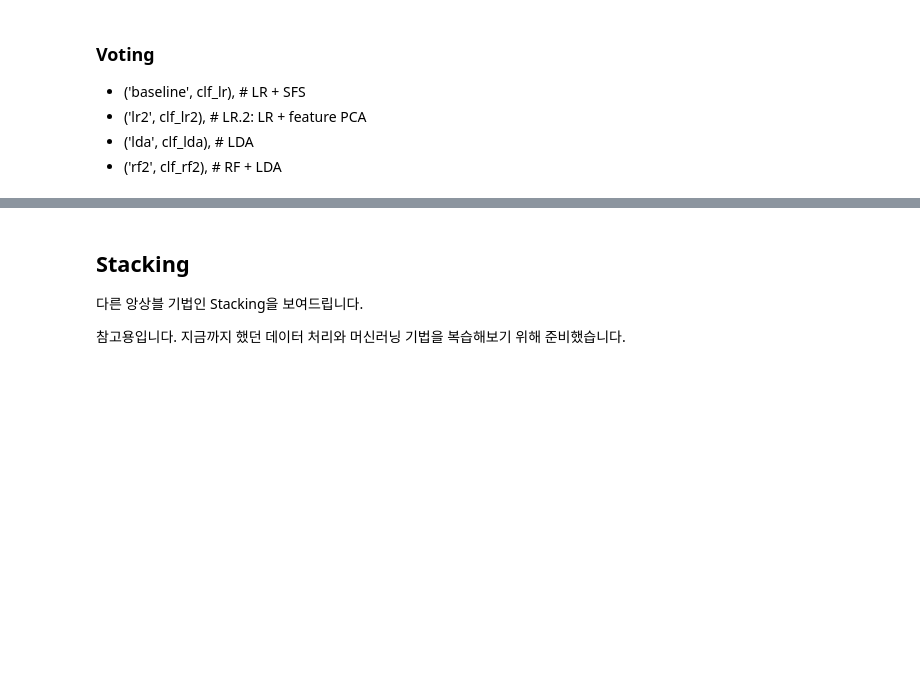
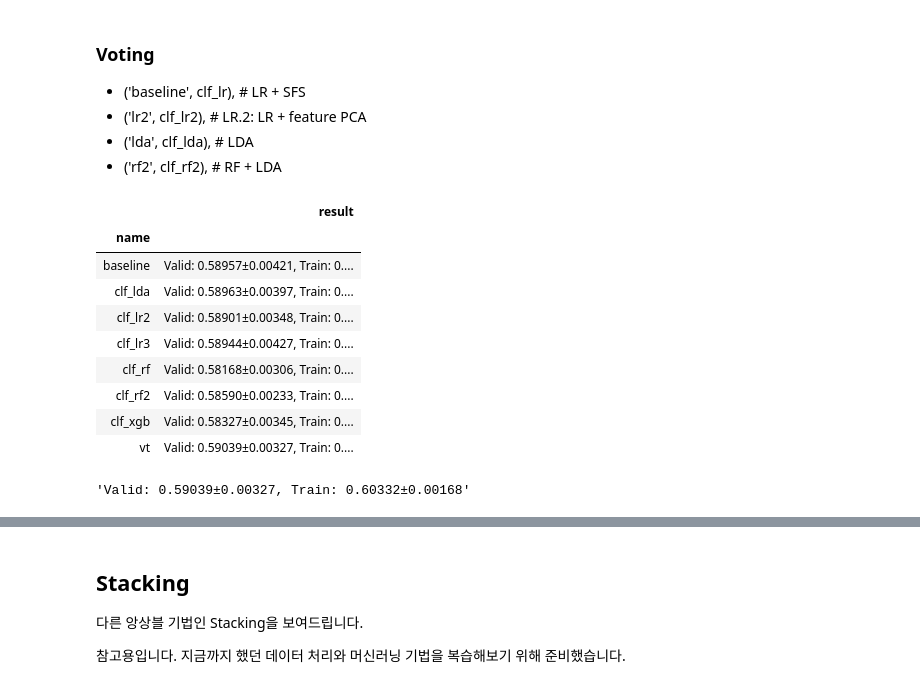
Before and after one commit to sunkusun9/DS_lv3_2511_1, a Jupyter notebook: sec_ds_lv3_prob1_kaggle.ipynb, the cells around one changed output, grey strips where cells are left out. Saved outputs shown, nothing was run; the diff lists cells and outputs as text; code cells hidden in the pictures; blank space fills up the shorter version.

```diff
--- a/sec_ds_lv3_prob1_kaggle.ipynb
+++ b/sec_ds_lv3_prob1_kaggle.ipynb
@@ -303,3 +297,13 @@ print('자가 채점', roc_auc_score(s_kaggle_ans, prd))
 자가 채점 0.5883911870503598
 # %% [markdown]
 ## Step4: 모델 개선을 해봅니다.
+# %%
+ct = ColumnTransformer([
+    ('std', StandardScaler(), ['loading', 'measurement_1', 'measurement_4', 'measurement_14', 'measurement_17']),
+    ('pt', 'passthrough', ['na_1'])
+])
+
+clf_lr = make_pipeline(
+    ct, LogisticRegression(solver = 'lbfgs', C = 0.025)
+)
+eval_model('baseline', clf_lr)
@@ -335,3 +539,24 @@ LDA + Baseline
 - ('lr2', clf_lr2), # LR.2: LR + feature PCA
 - ('lda', clf_lda), # LDA
 - ('rf2', clf_rf2), # RF + LDA
+# %%
+from sklearn.ensemble import VotingClassifier
+clf_vt = VotingClassifier([
+    ('baseline', clf_lr),
+    ('lr2', clf_lr2),
+    ('lda', clf_lda),
+    ('rf2', clf_rf2),
+], voting = 'soft')
+eval_model('vt', clf_vt)
+# %% [output]
+|  | result |
+| name |  |
+| baseline | Valid: 0.58957±0.00421, Train: 0.... |
+| clf_lda | Valid: 0.58963±0.00397, Train: 0.... |
+| clf_lr2 | Valid: 0.58901±0.00348, Train: 0.... |
+| clf_lr3 | Valid: 0.58944±0.00427, Train: 0.... |
+| clf_rf | Valid: 0.58168±0.00306, Train: 0.... |
+| clf_rf2 | Valid: 0.58590±0.00233, Train: 0.... |
+| clf_xgb | Valid: 0.58327±0.00345, Train: 0.... |
+| vt | Valid: 0.59039±0.00327, Train: 0.... |
+'Valid: 0.59039±0.00327, Train: 0.60332±0.00168'
```
Also changed, not shown: parts of 44 cells of this notebook.
